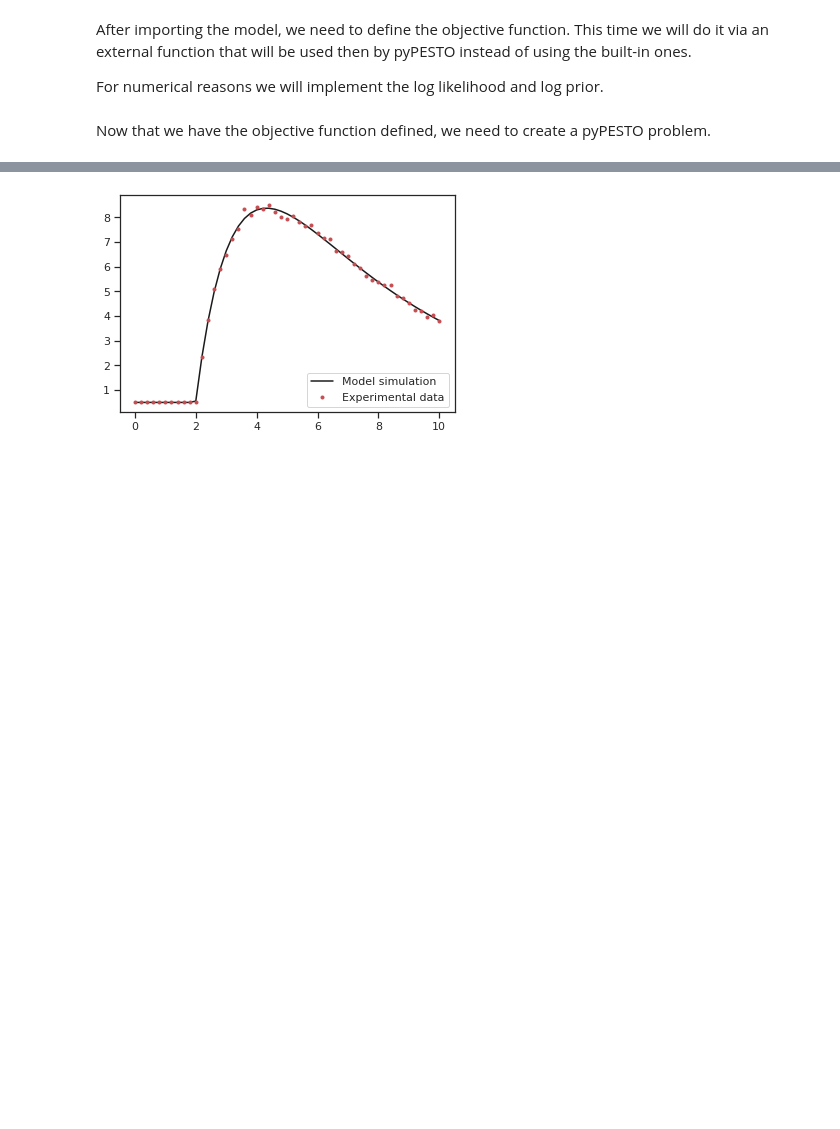
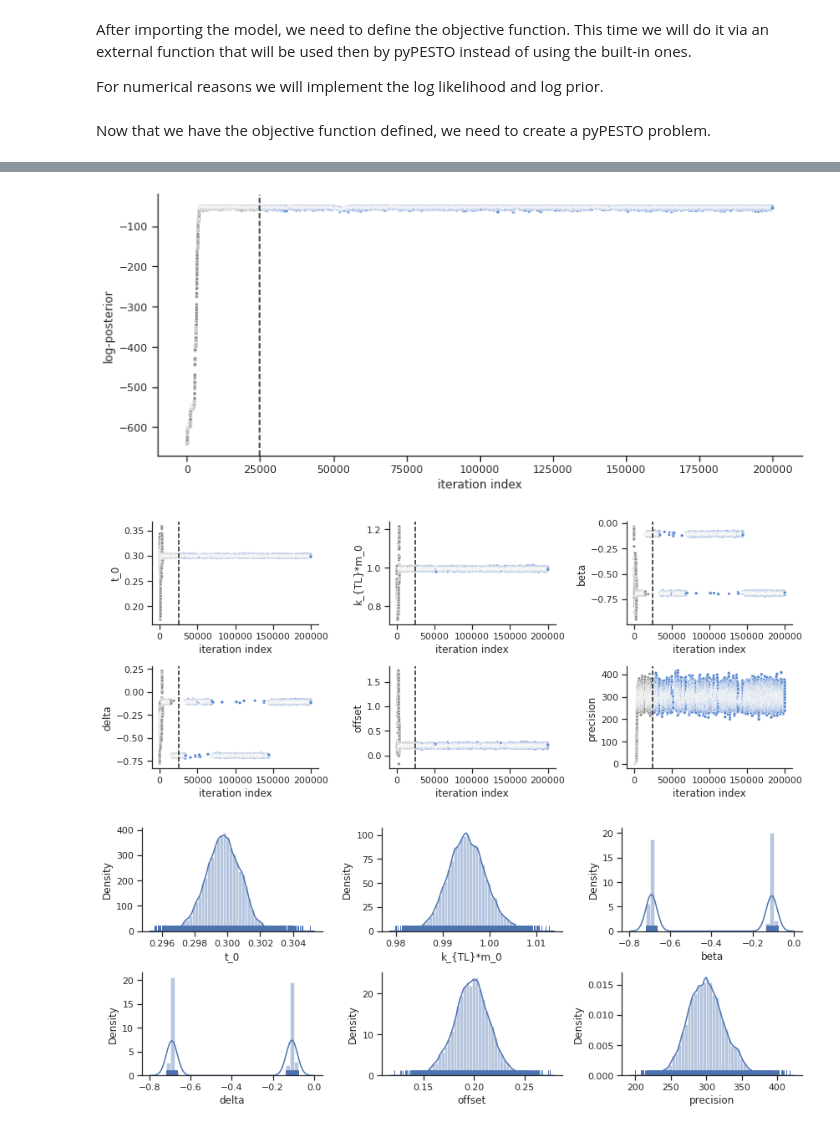
Before and after one commit to feddersmichael/Bachelor-Thesis-Marginal-Sampling, a Jupyter notebook: pipeline_for_sampling/pipeline_example-mRNA-transfection_likelihood_and_prior.ipynb, the cells around one changed output, grey strips where cells are left out. Drawn from its saved outputs; the diff is of its cells as text; code cells hidden in the pictures; blank space fills up the shorter version.

```diff
--- a/pipeline_for_sampling/pipeline_example-mRNA-transfection_likelihood_and_prior.ipynb
+++ b/pipeline_for_sampling/pipeline_example-mRNA-transfection_likelihood_and_prior.ipynb
@@ -184,14 +189,12 @@ ax = visualize.sampling_1d_marginals(result, size=(12,5))
-# %%
-x = np.median(result.sample_result.trace_x[0, result.sample_result.burn_in:, :], axis=0)
-x[:-2] = np.power(10, x[:-2])
-
-simulation = simulate_model(x, df.Time)
-
-import matplotlib.pyplot as plt
-plt.figure()
-plt.plot(df.Time, simulation, '-k', label='Model simulation')
-plt.plot(df.Time, df.Measurement, '.r', label='Experimental data')
-plt.legend()
-plt.show()
-# %% [output]
-[figure, removed]
+# %%
+result.sample_result.burn_in = 25000
+# Visualize the log posterior trace
+ax = visualize.sampling_fval_trace(result, size=(12,5), full_trace=True)
+# Visualize the parameter trace
+ax = visualize.sampling_parameters_trace(result, use_problem_bounds=False, full_trace=True, size=(12,5))
+# Visualize the one-dimensional marginals --> Important!
+ax = visualize.sampling_1d_marginals(result, size=(12,5))
+# %% [output]
+[figure, added]
+[figure, added]
+[figure, added]
```
Also changed, not shown: parts of 7 cells of this notebook.
